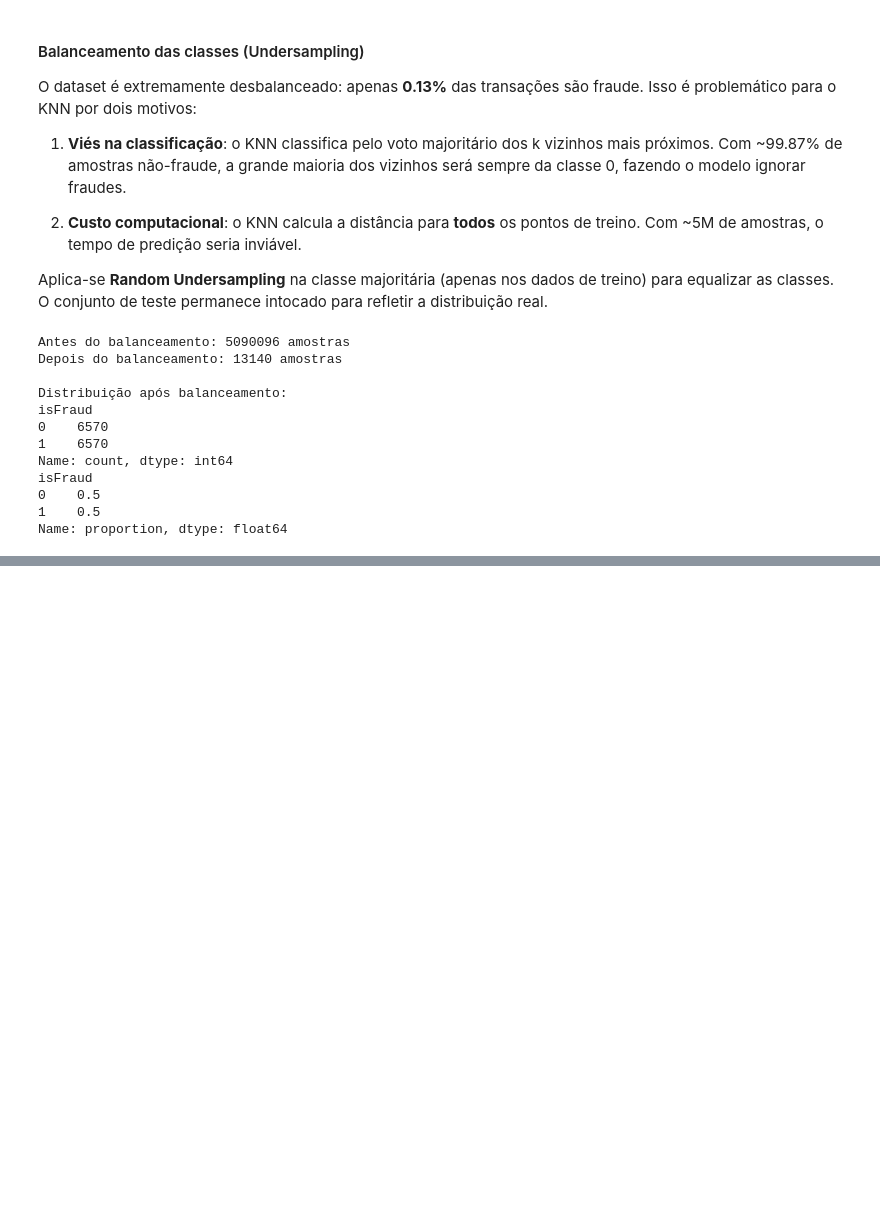
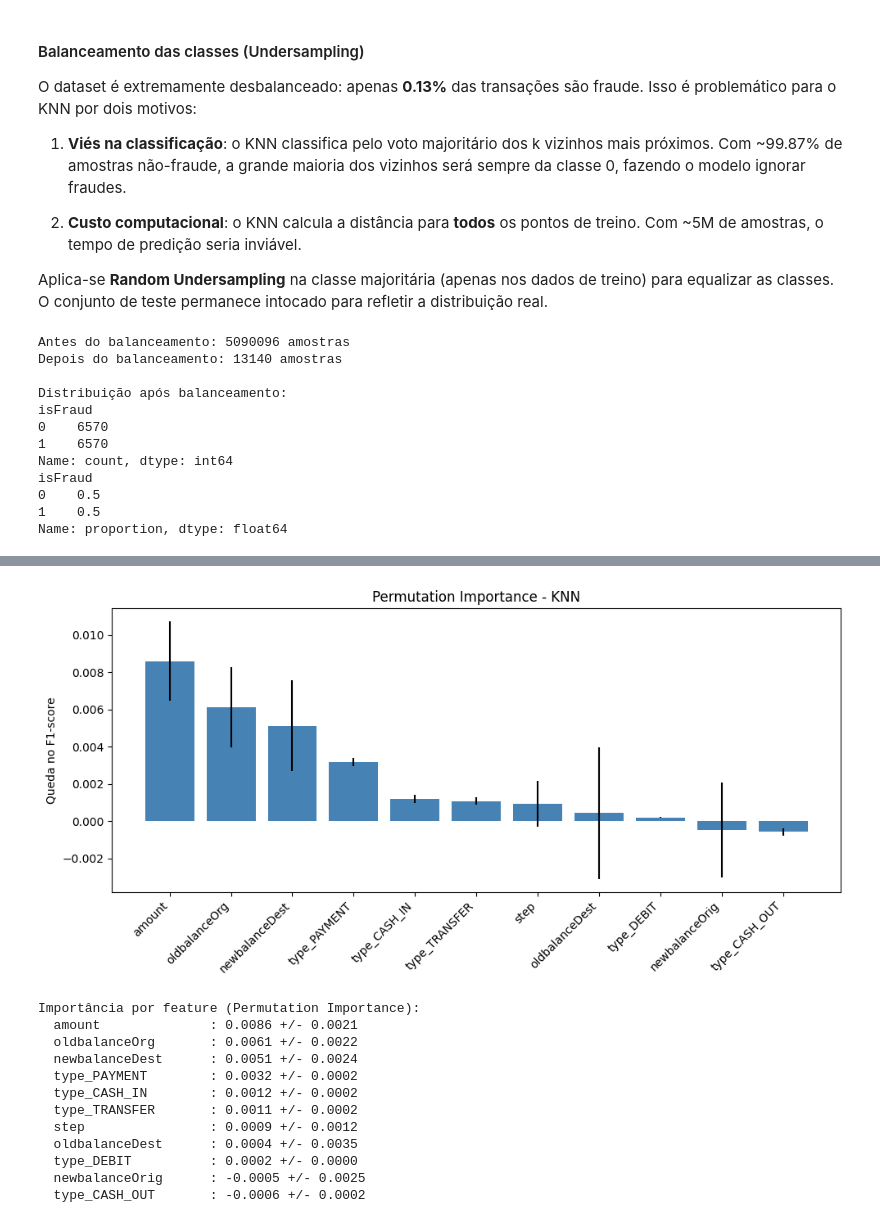
Before and after one commit to lusostisso/T1-Aprendizado-de-maquina, a Jupyter notebook: main.ipynb, the cells around one changed output, grey strips where cells are left out. Drawn from its saved outputs; the diff is of its cells as text; code cells hidden in the pictures; blank space fills up the shorter version.

```diff
--- a/main.ipynb
+++ b/main.ipynb
@@ -235,0 +370,43 @@ Name: proportion, dtype: float64
+# %%
+# Permutation Importance
+from sklearn.inspection import permutation_importance
+
+# Usar uma amostra do teste para viabilidade computacional
+sample_size = 5000
+np.random.seed(42)
+idx = np.random.choice(X_test.shape[0], sample_size, replace=False)
+X_test_sample = X_test.iloc[idx]
+y_test_sample = y_test.iloc[idx]
+
+perm_importance = permutation_importance(knn_final, X_test_sample, y_test_sample,
+                                          n_repeats=10, random_state=42, scoring='f1')
+
+# Ordenar por importância
+sorted_idx = perm_importance.importances_mean.argsort()[::-1]
+
+plt.figure(figsize=(10, 5))
+plt.bar(range(len(sorted_idx)), perm_importance.importances_mean[sorted_idx],
+        yerr=perm_importance.importances_std[sorted_idx], color='steelblue')
+plt.xticks(range(len(sorted_idx)), X_test.columns[sorted_idx], rotation=45, ha='right')
+plt.ylabel('Queda no F1-score')
+plt.title('Permutation Importance - KNN')
+plt.tight_layout()
+plt.show()
+
+print("Importância por feature (Permutation Importance):")
+for i in sorted_idx:
+    print(f"  {X_test.columns[i]:20s}: {perm_importance.importances_mean[i]:.4f} +/- {perm_importance.importances_std[i]:.4f}")
+# %% [output]
+[figure, added]
+Importância por feature (Permutation Importance):
+  amount              : 0.0086 +/- 0.0021
+  oldbalanceOrg       : 0.0061 +/- 0.0022
+  newbalanceDest      : 0.0051 +/- 0.0024
+  type_PAYMENT        : 0.0032 +/- 0.0002
+  type_CASH_IN        : 0.0012 +/- 0.0002
+  type_TRANSFER       : 0.0011 +/- 0.0002
+  step                : 0.0009 +/- 0.0012
+  oldbalanceDest      : 0.0004 +/- 0.0035
+  type_DEBIT          : 0.0002 +/- 0.0000
+  newbalanceOrig      : -0.0005 +/- 0.0025
+  type_CASH_OUT       : -0.0006 +/- 0.0002
```
Also changed, not shown: parts of 14 cells of this notebook.
